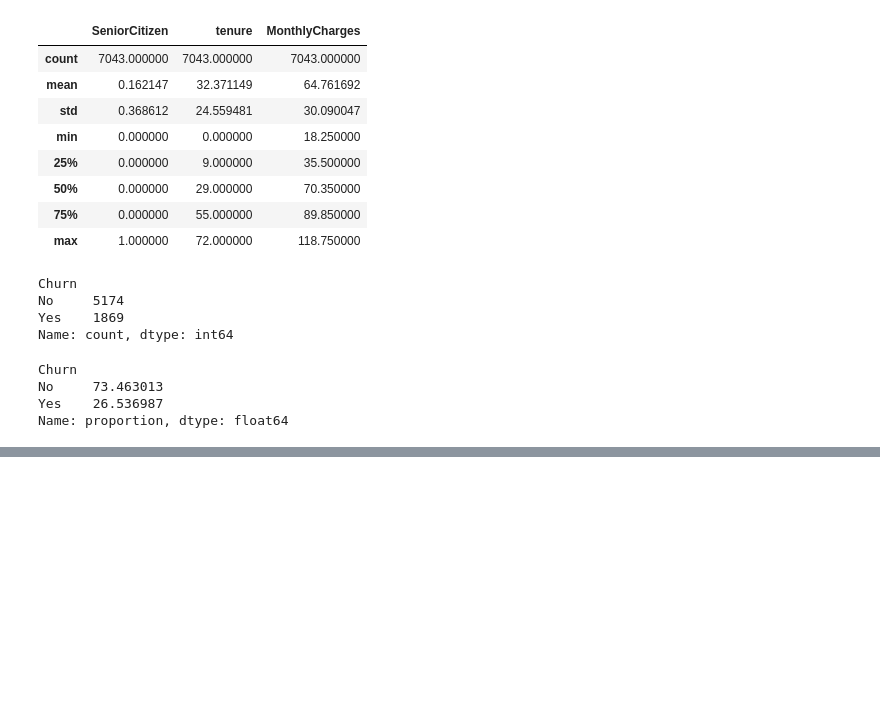
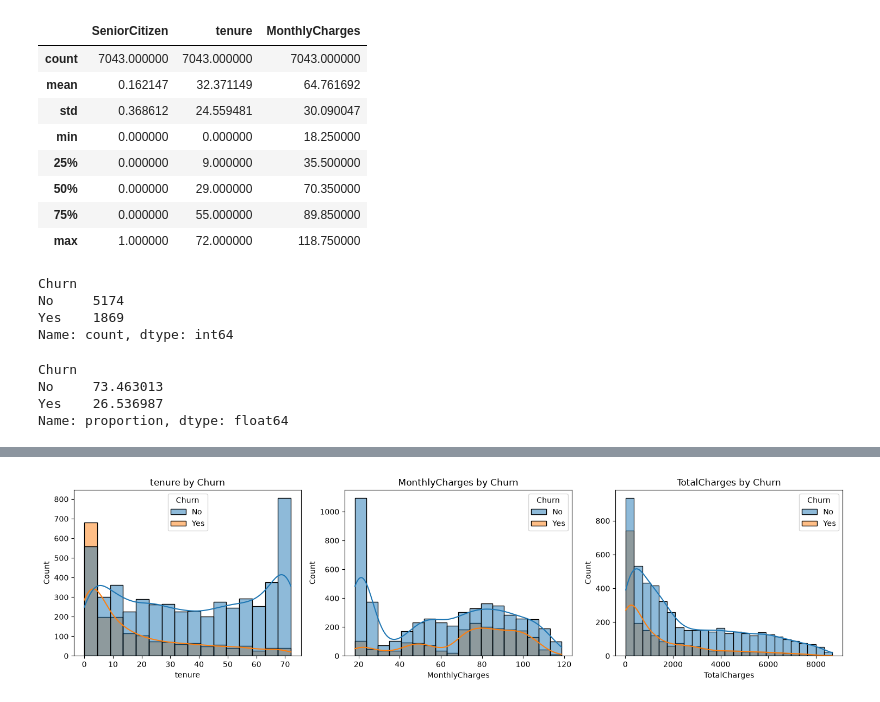
Before and after one commit to Ometh24/Telco_churn_prediction, a Jupyter notebook: Task1_eda.ipynb, the cells around one changed output, grey strips where cells are left out. Saved outputs shown, nothing was run; the diff lists cells and outputs as text; code cells hidden in the pictures; blank space fills up the shorter version.

```diff
--- a/Task1_eda.ipynb
+++ b/Task1_eda.ipynb
@@ -83,0 +110,9 @@ Name: proportion, dtype: float64
+# %%
+fig, axes = plt.subplots(1, 3, figsize=(15, 4))
+for ax, col in zip(axes, ["tenure", "MonthlyCharges", "TotalCharges"]):
+    sns.histplot(data=df, x=col, hue="Churn", kde=True, ax=ax)
+    ax.set_title(f"{col} by Churn")
+plt.tight_layout()
+plt.show()
+# %% [output]
+[figure, added]
```
Also changed, not shown: parts of 7 cells of this notebook.
